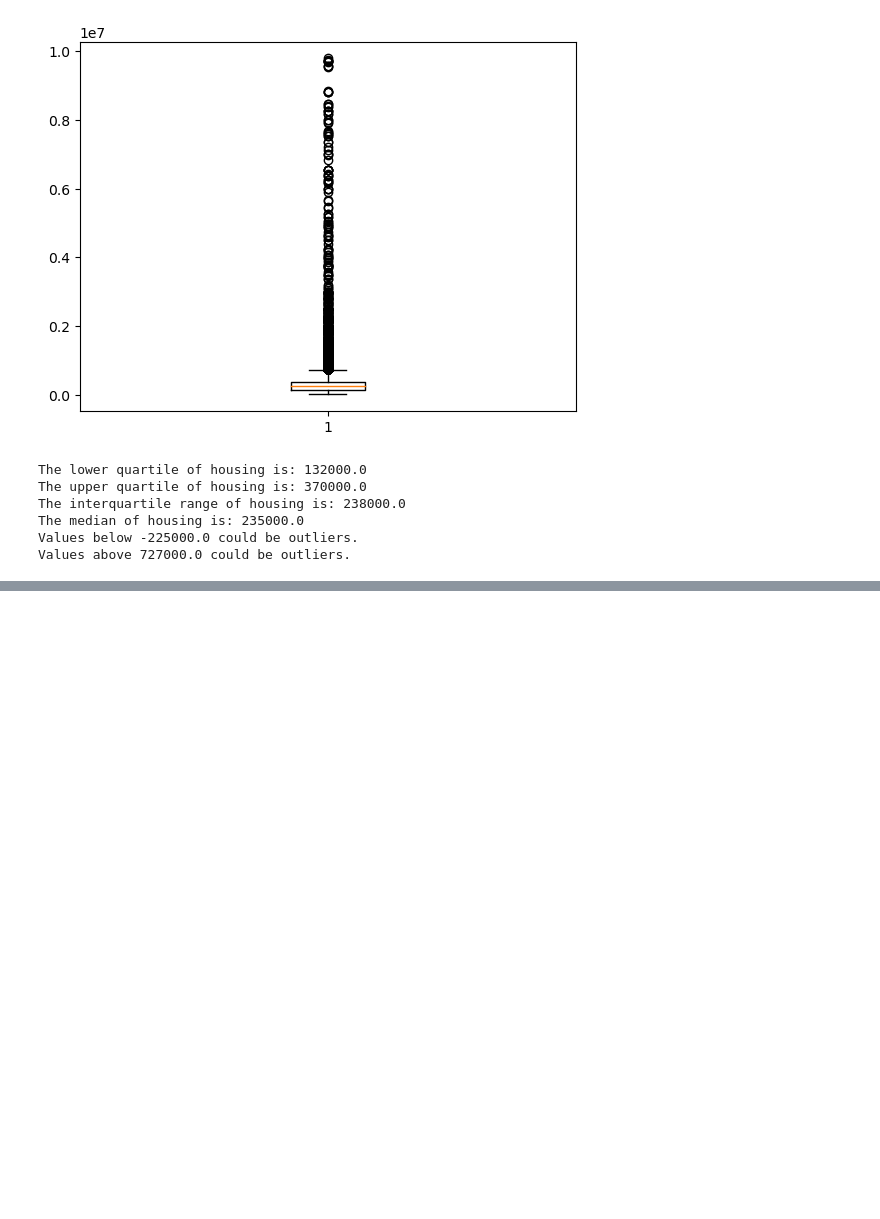
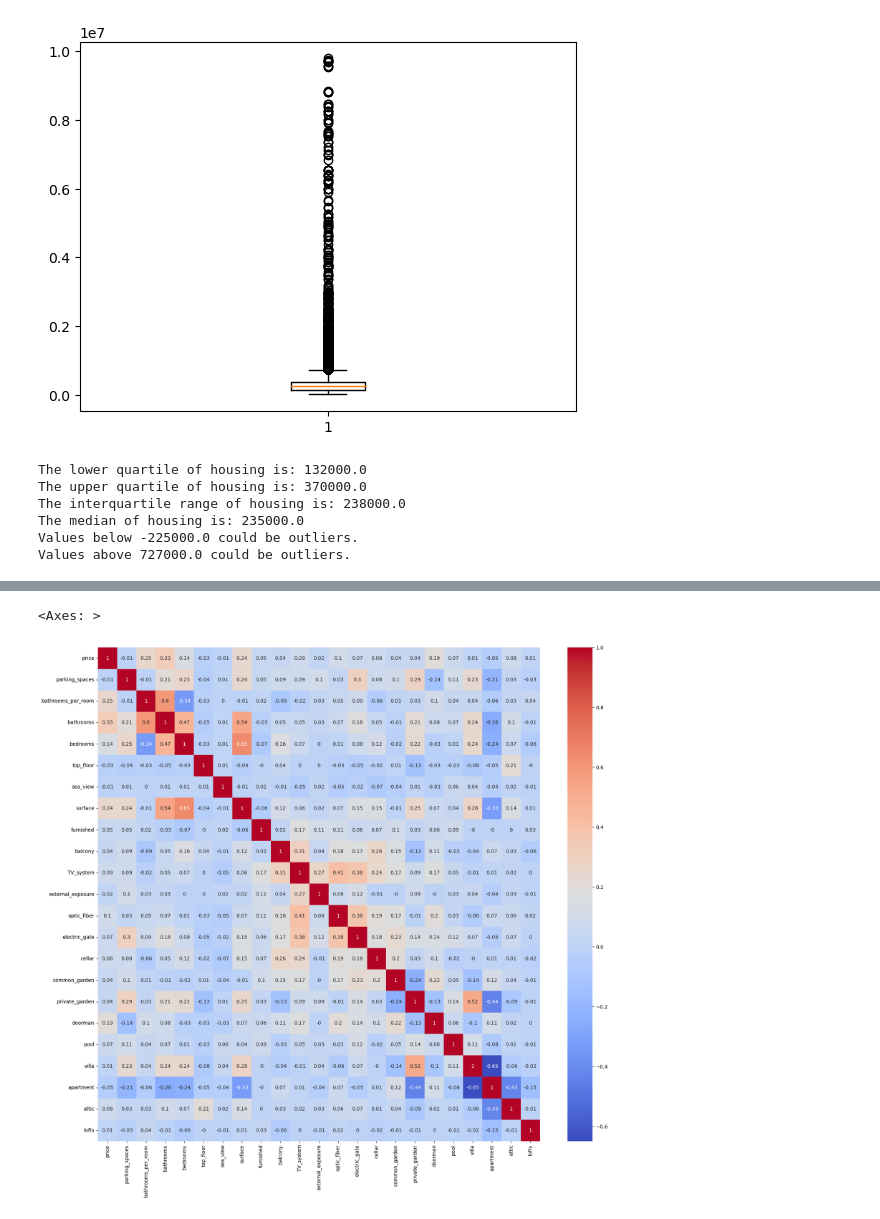
Before and after one commit to Andrewli1212/project-4, a Jupyter notebook: Italy_property.ipynb, the cells around one changed output, grey strips where cells are left out. Cells and saved outputs as stored; diff of their text form; code cells hidden in the pictures; blank space fills up the shorter version.

```diff
--- a/Italy_property.ipynb
+++ b/Italy_property.ipynb
@@ -286,0 +285,11 @@ Name: region, dtype: int64
+# %%
+import seaborn as sns
+
+copy_df = filtered_df.copy()
+copy_df = copy_df.drop(columns=['quarter', 'state', 'energy_rating', 'centralized_warming', 'alarm_system', 'entire_property'])
+corr_matrix = copy_df.corr().round(2)
+plt.figure(figsize=(20, 18))
+sns.heatmap(corr_matrix, annot=True, cmap='coolwarm')
+# %% [output]
+<Axes: >
+[figure, added]
```
Also changed, not shown: parts of 14 cells of this notebook, 1 other file.
